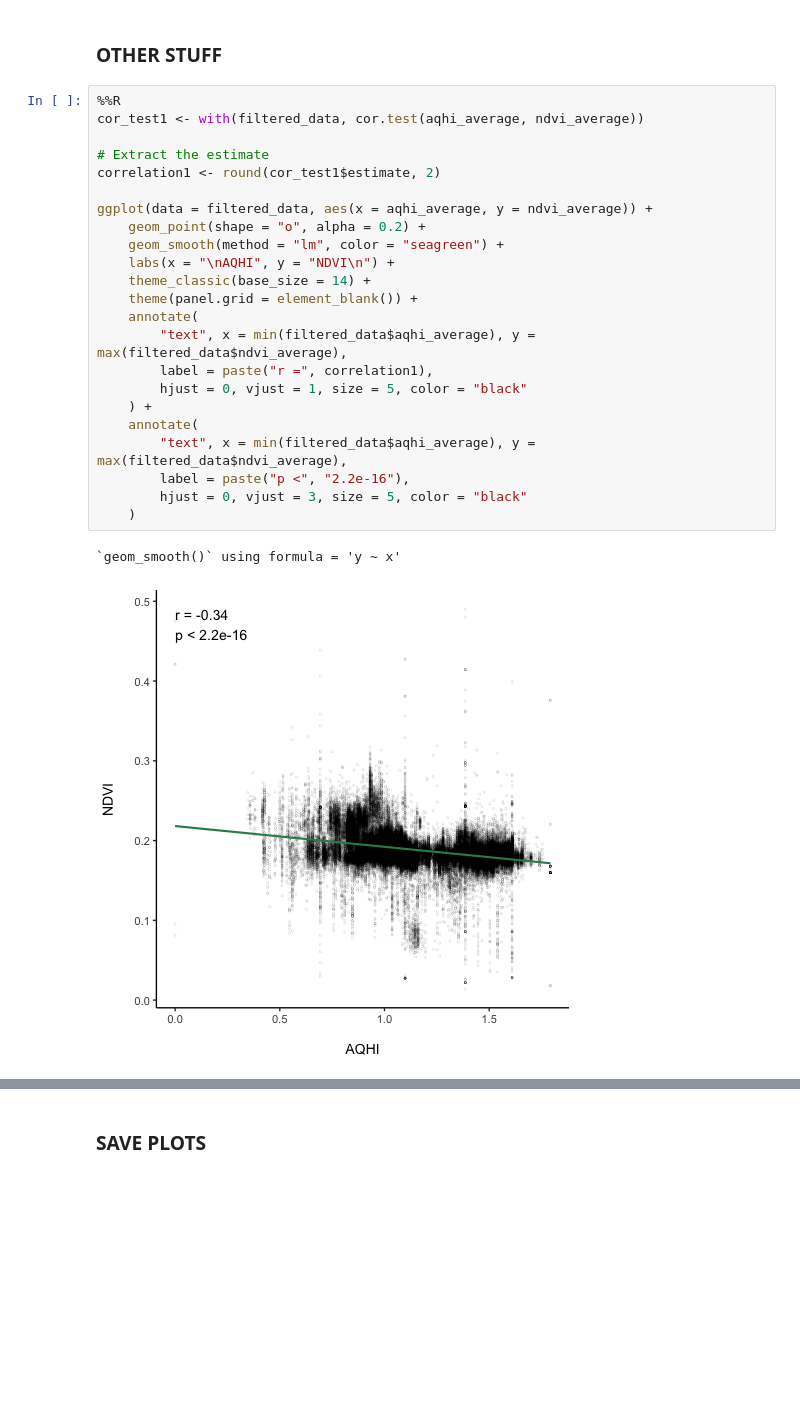
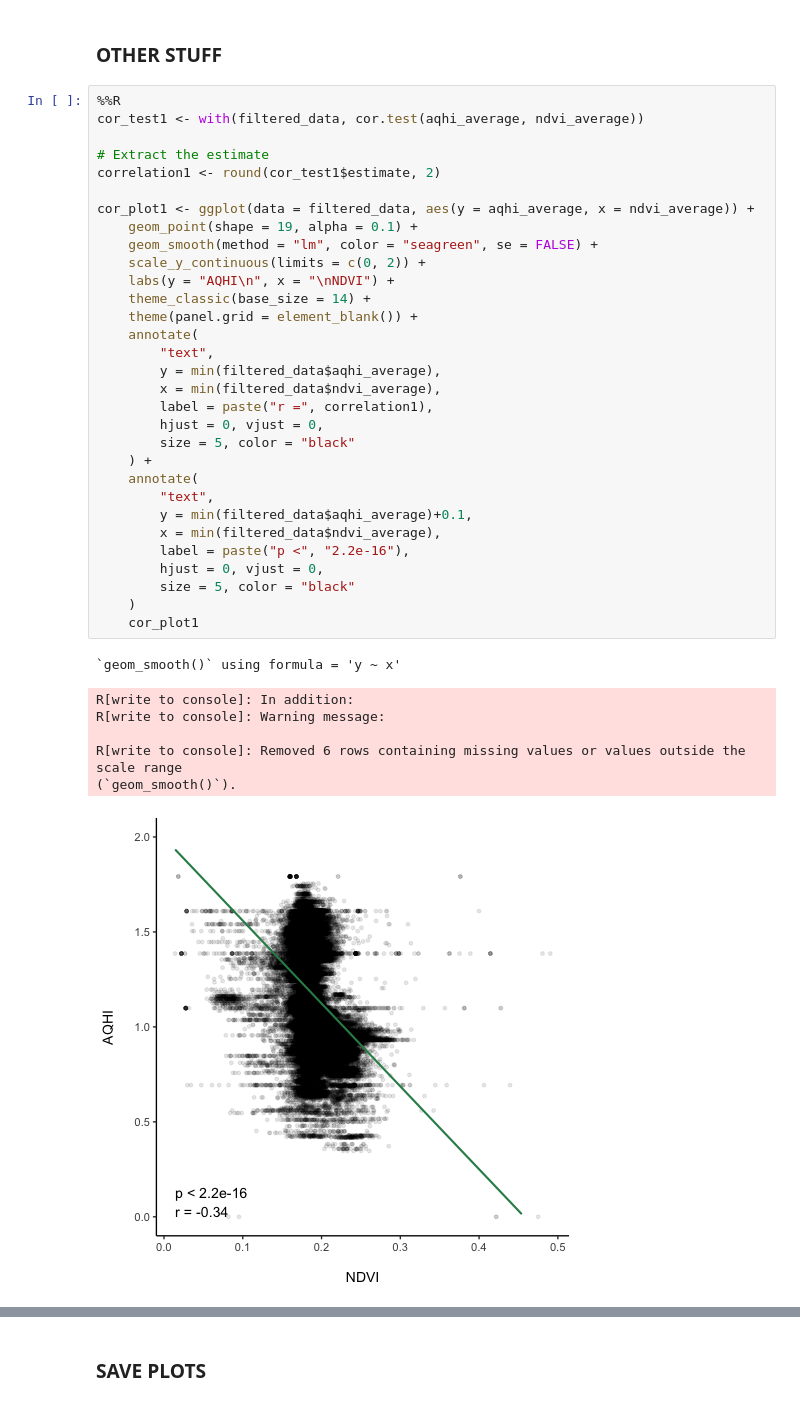
Before and after one commit to Nectar-Technologies/ledge-nectar, a Jupyter notebook: aqi/notebooks/04_plot_GLMM.ipynb, the cells around one changed output, grey strips where cells are left out. Saved outputs shown, nothing was run; the diff lists cells and outputs as text; blank space fills up the shorter version.

Commit message:
added correlation plot

```diff
--- a/aqi/notebooks/04_plot_GLMM.ipynb
+++ b/aqi/notebooks/04_plot_GLMM.ipynb
@@ -1148,29 +1148,42 @@ p_deaths
 # %%
 %%R
 cor_test1 <- with(filtered_data, cor.test(aqhi_average, ndvi_average))
 
 # Extract the estimate
 correlation1 <- round(cor_test1$estimate, 2)
 
-ggplot(data = filtered_data, aes(x = aqhi_average, y = ndvi_average)) +
-    geom_point(shape = "o", alpha = 0.2) +
-    geom_smooth(method = "lm", color = "seagreen") +
-    labs(x = "\nAQHI", y = "NDVI\n") +
+cor_plot1 <- ggplot(data = filtered_data, aes(y = aqhi_average, x = ndvi_average)) +
+    geom_point(shape = 19, alpha = 0.1) +
+    geom_smooth(method = "lm", color = "seagreen", se = FALSE) +
+    scale_y_continuous(limits = c(0, 2)) +
+    labs(y = "AQHI\n", x = "\nNDVI") +
     theme_classic(base_size = 14) +
     theme(panel.grid = element_blank()) +
     annotate(
-        "text", x = min(filtered_data$aqhi_average), y = max(filtered_data$ndvi_average),
+        "text",
+        y = min(filtered_data$aqhi_average),
+        x = min(filtered_data$ndvi_average),
         label = paste("r =", correlation1),
-        hjust = 0, vjust = 1, size = 5, color = "black"
+        hjust = 0, vjust = 0,
+        size = 5, color = "black"
     ) +
     annotate(
-        "text", x = min(filtered_data$aqhi_average), y = max(filtered_data$ndvi_average),
+        "text",
+        y = min(filtered_data$aqhi_average)+0.1,
+        x = min(filtered_data$ndvi_average),
         label = paste("p <", "2.2e-16"),
-        hjust = 0, vjust = 3, size = 5, color = "black"
+        hjust = 0, vjust = 0,
+        size = 5, color = "black"
     )
+    cor_plot1
 # %% [output]
 `geom_smooth()` using formula = 'y ~ x'
+R[write to console]: In addition:
+R[write to console]: Warning message:
+
+R[write to console]: Removed 6 rows containing missing values or values outside the scale range
+(`geom_smooth()`).
-[figure, old version]
+[figure, new version]
 # %%
 %%R
 cor_test2 <- with(filtered_data, cor.test(o3_average, ndvi_average))
```
Also changed, not shown: parts of 5 cells of this notebook.
